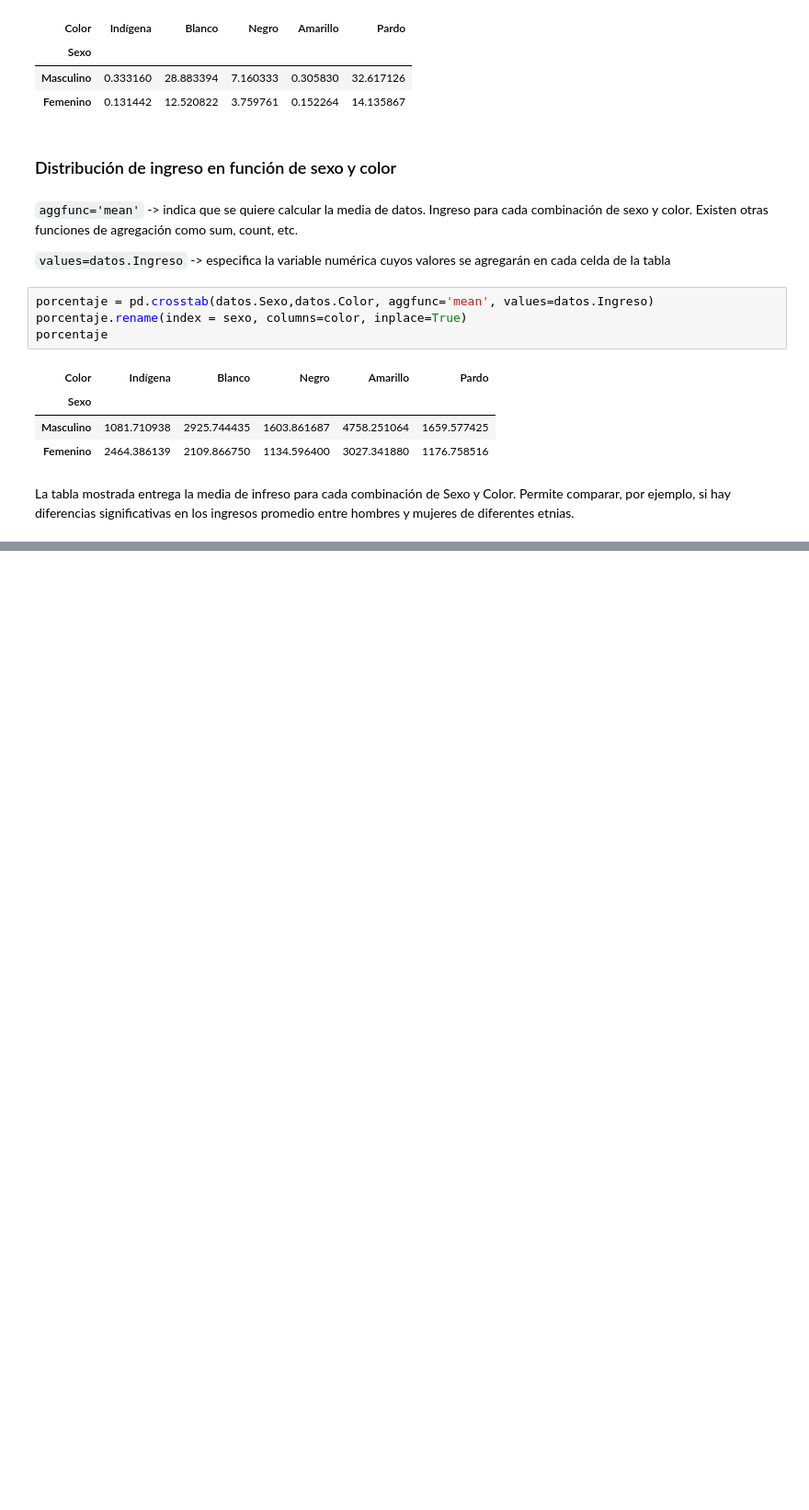
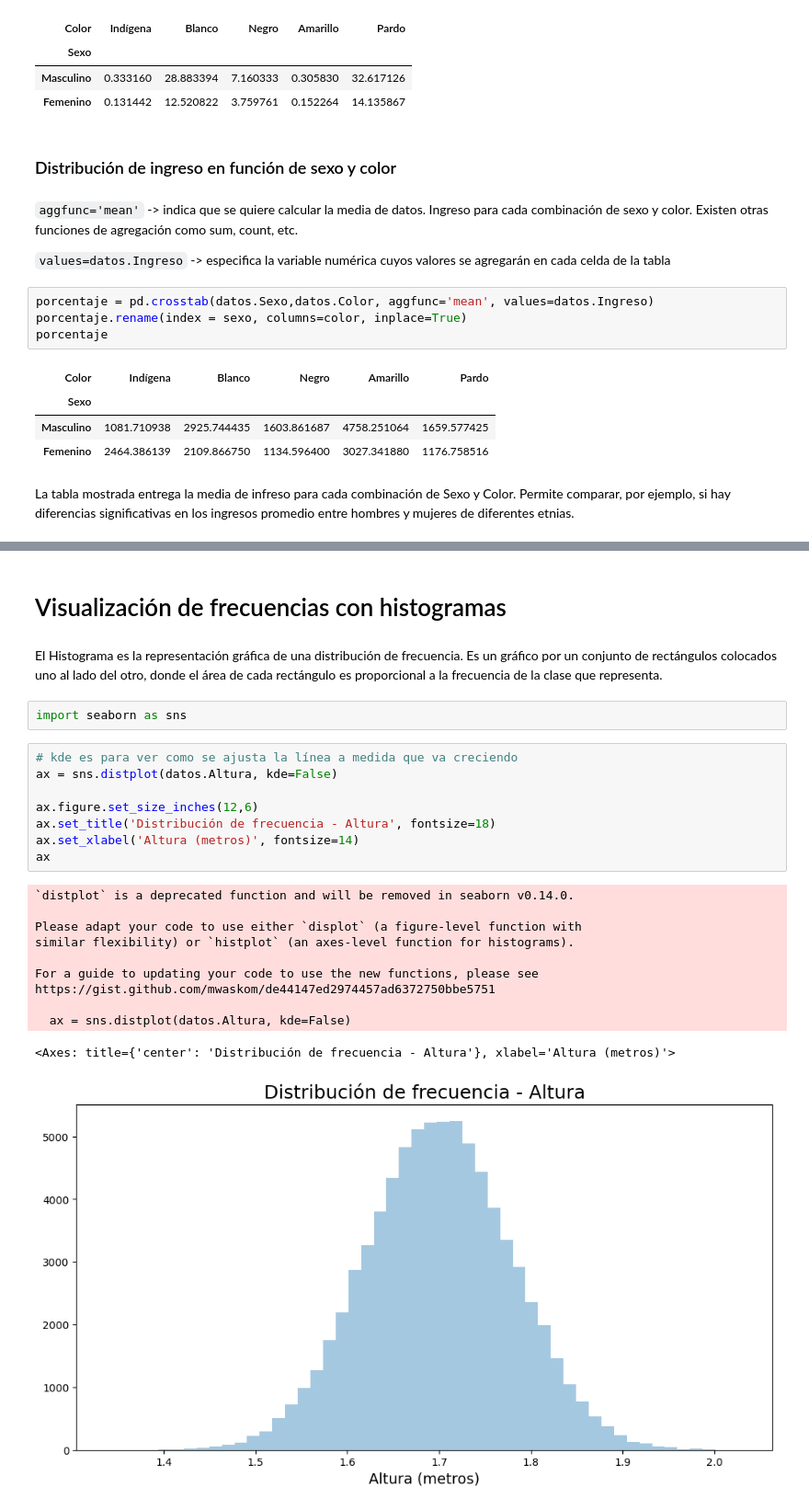
Before and after one commit to Ivan270/frecuencias-y-medidas, a Jupyter notebook: 1.2-distribucion-de-frecuencia.ipynb, the cells around one changed output, grey strips where cells are left out. Shown at 92% size. Saved outputs shown, nothing was run; the diff lists cells and outputs as text; blank space fills up the shorter version.

```diff
--- a/1.2-distribucion-de-frecuencia.ipynb
+++ b/1.2-distribucion-de-frecuencia.ipynb
@@ -161,0 +352,26 @@ La tabla mostrada entrega la media de infreso para cada combinación de Sexo y C
+# %% [markdown]
+# Visualización de frecuencias con histogramas
+# %% [markdown]
+El Histograma es la representación gráfica de una distribución de frecuencia. Es un gráfico por un conjunto de rectángulos colocados uno al lado del otro, donde el área de cada rectángulo es proporcional a la frecuencia de la clase que representa.
+# %%
+import seaborn as sns
+# %%
+# kde es para ver como se ajusta la línea a medida que va creciendo
+ax = sns.distplot(datos.Altura, kde=False)
+
+ax.figure.set_size_inches(12,6)
+ax.set_title('Distribución de frecuencia - Altura', fontsize=18)
+ax.set_xlabel('Altura (metros)', fontsize=14)
+ax
+# %% [output]
+`distplot` is a deprecated function and will be removed in seaborn v0.14.0.
+
+Please adapt your code to use either `displot` (a figure-level function with
+similar flexibility) or `histplot` (an axes-level function for histograms).
+
+For a guide to updating your code to use the new functions, please see
+https://gist.github.com/mwaskom/de44147ed2974457ad6372750bbe5751
+
+  ax = sns.distplot(datos.Altura, kde=False)
+<Axes: title={'center': 'Distribución de frecuencia - Altura'}, xlabel='Altura (metros)'>
+[figure, added]
```
Also changed, not shown: parts of 27 cells of this notebook.
